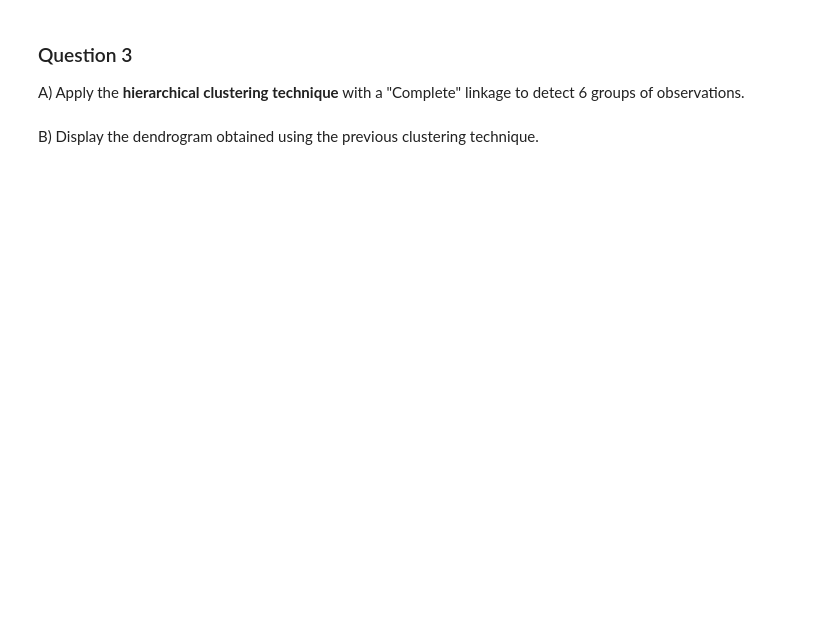
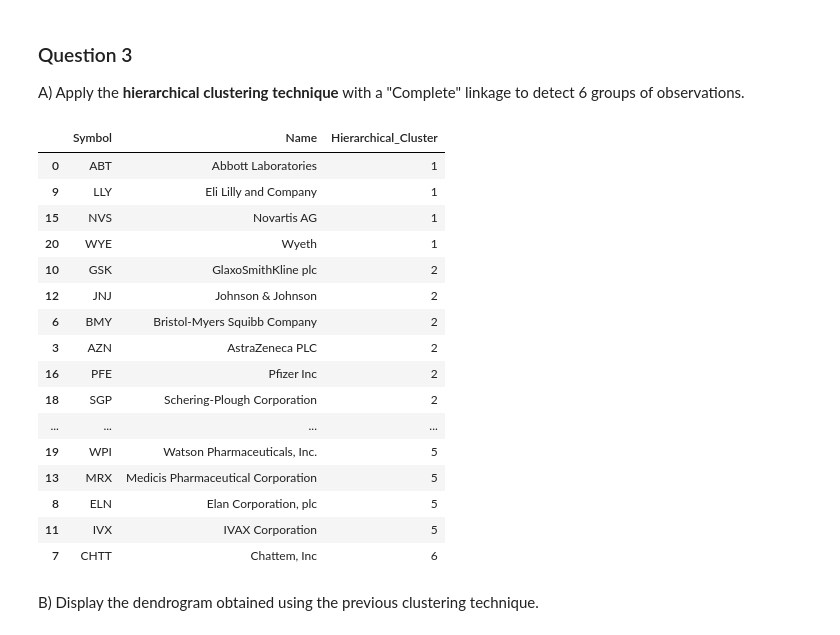
Before and after one commit to william-monroy/mem-estadistics, a Jupyter notebook: activity2.ipynb, the cells around one changed output. Saved outputs shown, nothing was run; the diff lists cells and outputs as text; code cells hidden in the pictures; blank space fills up the shorter version.

```diff
--- a/activity2.ipynb
+++ b/activity2.ipynb
@@ -200,5 +214,36 @@ data_with_clusters.head()
 ### Question 3
 
 A) Apply the **hierarchical clustering technique** with a "Complete" linkage to detect 6 groups of observations.
+# %%
+from scipy.cluster.hierarchy import fcluster
+
+# 1) Matriz de enlace jerárquico con criterio Complete
+linked = linkage(Xs_predictors, method='complete', metric='euclidean')
+
+# 2) Cortamos el dendrograma para obtener exactamente 6 grupos
+hierarchical_clusters = fcluster(linked, t=6, criterion='maxclust')
+
+data_hierarchical = data.copy()
+data_hierarchical['Hierarchical_Cluster'] = hierarchical_clusters
+
+data_hierarchical[['Symbol', 'Name', 'Hierarchical_Cluster']].sort_values('Hierarchical_Cluster')
+# %% [output]
+|  | Symbol | Name | Hierarchical_Cluster |
+| 0 | ABT | Abbott Laboratories | 1 |
+| 9 | LLY | Eli Lilly and Company | 1 |
+| 15 | NVS | Novartis AG | 1 |
+| 20 | WYE | Wyeth | 1 |
+| 10 | GSK | GlaxoSmithKline plc | 2 |
+| 12 | JNJ | Johnson & Johnson | 2 |
+| 6 | BMY | Bristol-Myers Squibb Company | 2 |
+| 3 | AZN | AstraZeneca PLC | 2 |
+| 16 | PFE | Pfizer Inc | 2 |
+| 18 | SGP | Schering-Plough Corporation | 2 |
+| ... | ... | ... | ... |
+| 19 | WPI | Watson Pharmaceuticals, Inc. | 5 |
+| 13 | MRX | Medicis Pharmaceutical Corporation | 5 |
+| 8 | ELN | Elan Corporation, plc | 5 |
+| 11 | IVX | IVAX Corporation | 5 |
+| 7 | CHTT | Chattem, Inc | 6 |
 # %% [markdown]
 B) Display the dendrogram obtained using the previous clustering technique.
```
Also changed, not shown: parts of 16 cells of this notebook, 2 other files.
